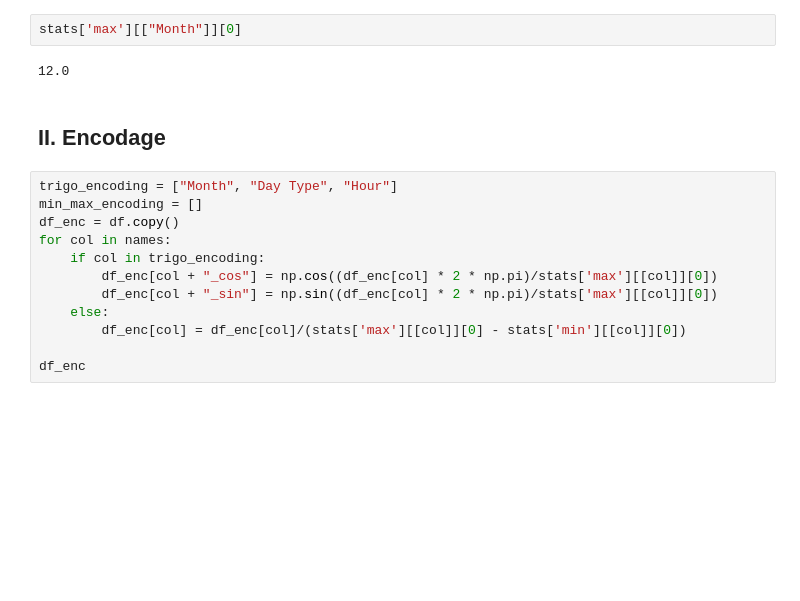
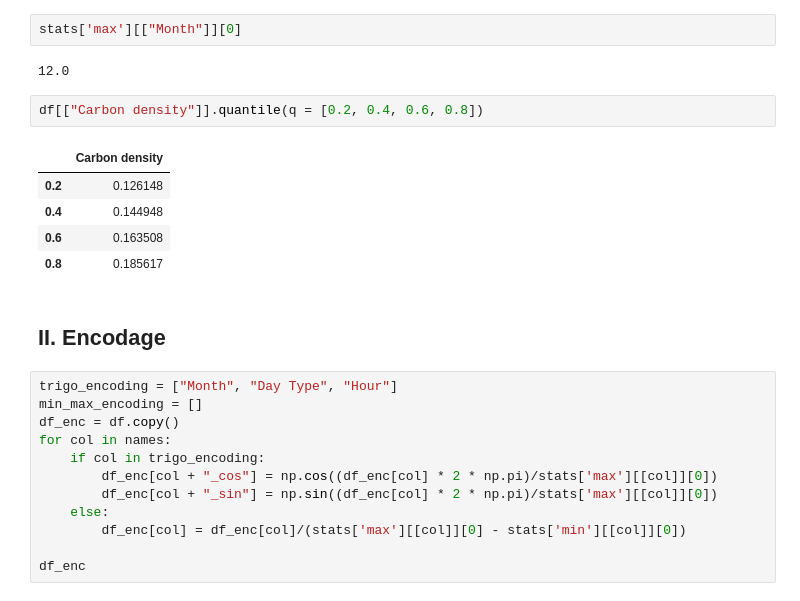
Before and after one commit to ThomasCosyn/ReinforcmentLearning, a Jupyter notebook: exploration.ipynb, the cells around one changed output. Drawn from its saved outputs; the diff is of its cells as text; blank space fills up the shorter version.

```diff
--- a/exploration.ipynb
+++ b/exploration.ipynb
@@ -71,6 +72,14 @@ stats
 stats['max'][["Month"]][0]
 # %% [output]
 12.0
+# %%
+df[["Carbon density"]].quantile(q = [0.2, 0.4, 0.6, 0.8])
+# %% [output]
+|  | Carbon density |
+| 0.2 | 0.126148 |
+| 0.4 | 0.144948 |
+| 0.6 | 0.163508 |
+| 0.8 | 0.185617 |
 # %% [markdown]
 ## II. Encodage
 # %%
```
Also changed, not shown: parts of 13 cells of this notebook, 5 other files.
